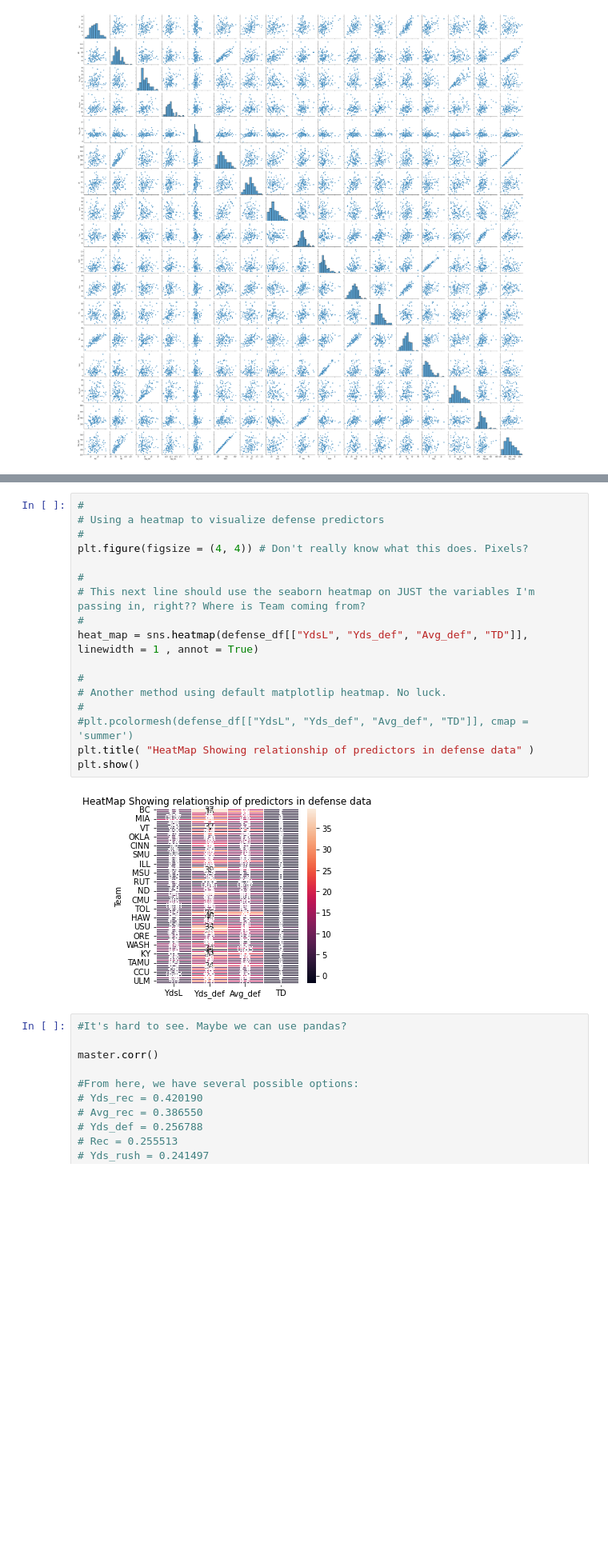
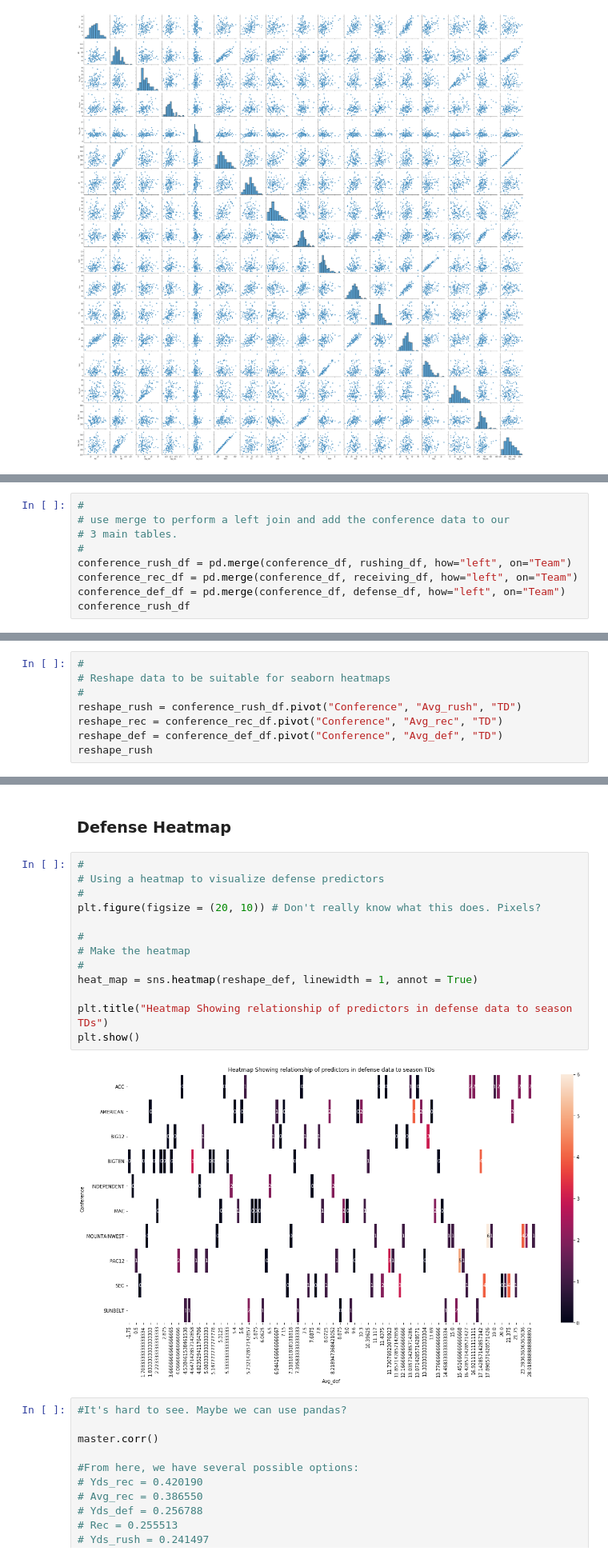
Before and after one commit to JosiahGuy/DS320Project, a Jupyter notebook: college_football_combined.ipynb, the cells around one changed output, grey strips where cells are left out. Shown at 80% size. Cells and saved outputs as stored; diff of their text form; blank space fills up the shorter version.

Commit message:
Added 3 heatmaps

```diff
--- a/college_football_combined.ipynb
+++ b/college_football_combined.ipynb
@@ -204,0 +249,9 @@ g.add_legend
+# %%
+#
+# use merge to perform a left join and add the conference data to our
+# 3 main tables.
+#
+conference_rush_df = pd.merge(conference_df, rushing_df, how="left", on="Team")
+conference_rec_df = pd.merge(conference_df, receiving_df, how="left", on="Team")
+conference_def_df = pd.merge(conference_df, defense_df, how="left", on="Team")
+conference_rush_df
@@ -204,0 +277,8 @@ g.add_legend
+# %%
+#
+# Reshape data to be suitable for seaborn heatmaps
+#
+reshape_rush = conference_rush_df.pivot("Conference", "Avg_rush", "TD")
+reshape_rec = conference_rec_df.pivot("Conference", "Avg_rec", "TD")
+reshape_def = conference_def_df.pivot("Conference", "Avg_def", "TD")
+reshape_rush
@@ -205,22 +320,20 @@ g.add_legend
+# %% [markdown]
+### Defense Heatmap
 # %%
 #
 # Using a heatmap to visualize defense predictors
 #
-plt.figure(figsize = (4, 4)) # Don't really know what this does. Pixels?
+plt.figure(figsize = (20, 10)) # Don't really know what this does. Pixels?
 
 #
-# This next line should use the seaborn heatmap on JUST the variables I'm passing in, right?? Where is Team coming from?
+# Make the heatmap
 #
-heat_map = sns.heatmap(defense_df[["YdsL", "Yds_def", "Avg_def", "TD"]], linewidth = 1 , annot = True)
+heat_map = sns.heatmap(reshape_def, linewidth = 1, annot = True)
 
-#
-# Another method using default matplotlip heatmap. No luck.
-#
-#plt.pcolormesh(defense_df[["YdsL", "Yds_def", "Avg_def", "TD"]], cmap = 'summer')
-plt.title( "HeatMap Showing relationship of predictors in defense data" )
+plt.title("Heatmap Showing relationship of predictors in defense data to season TDs")
 plt.show()
 # %% [output]
-[figure, old version]
+[figure, new version]
 # %%
 #It's hard to see. Maybe we can use pandas?
 
```
Also changed, not shown: parts of 8 cells of this notebook.
